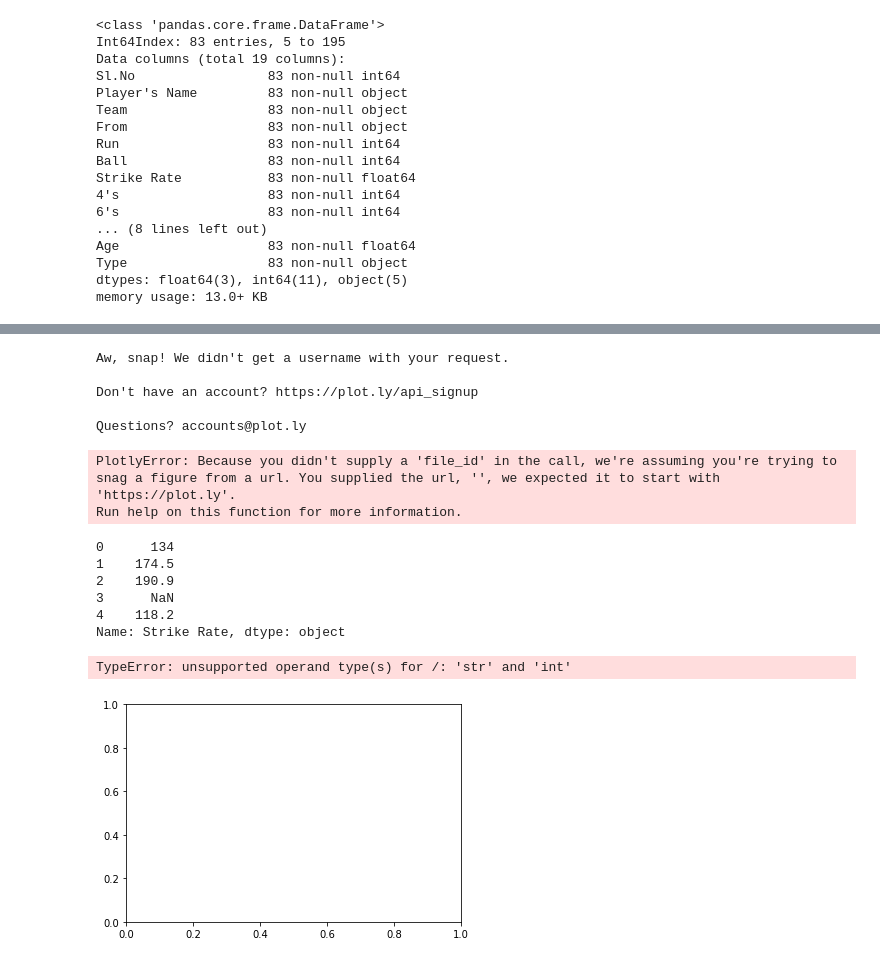
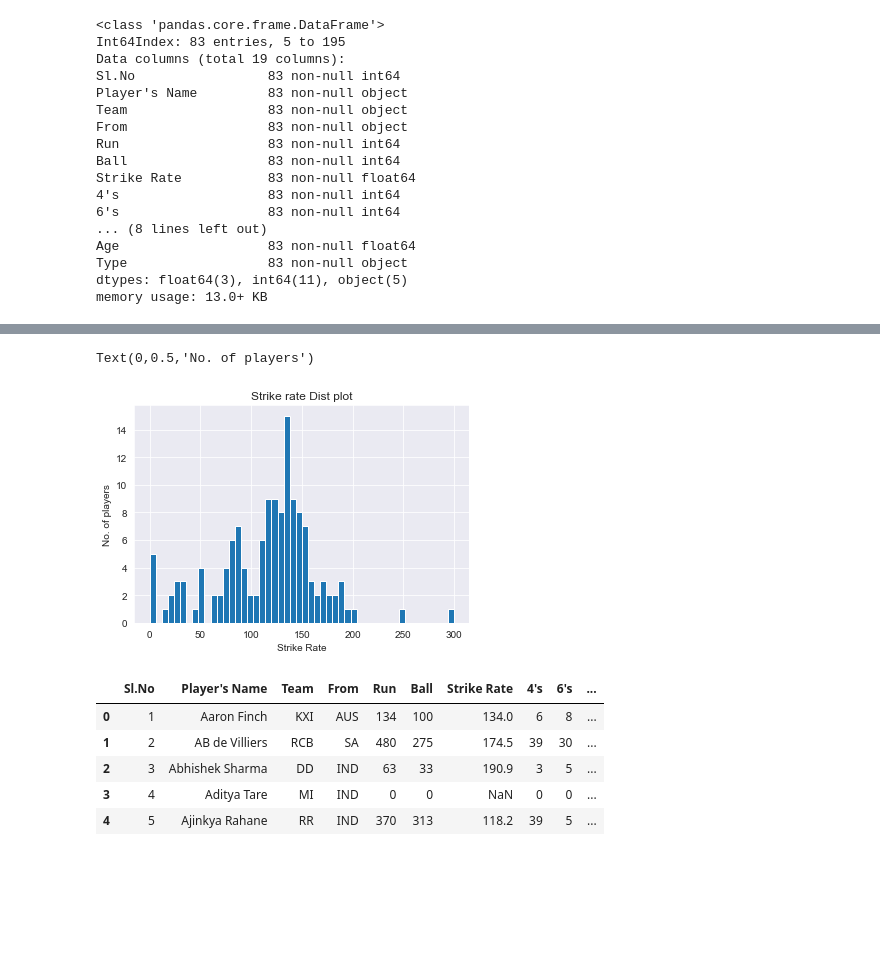
Before and after one commit to imhardikj/Team-Predictions, a Jupyter notebook: Data Cleaning.ipynb, the cells around one changed output, grey strips where cells are left out. Cells and saved outputs as stored; diff of their text form; code cells hidden in the pictures; blank space fills up the shorter version.

```diff
--- a/Data Cleaning.ipynb
+++ b/Data Cleaning.ipynb
@@ -65,26 +66,18 @@ import cufflinks as cf
-# %%
-sns.set_style('dark')
-df1 = df['Strike Rate'].dropna()
-df1.iplot(kind = 'scatter')
-# %% [output]
-Aw, snap! We didn't get a username with your request.
-
-Don't have an account? https://plot.ly/api_signup
-
-Questions? accounts@plot.ly
-PlotlyError: Because you didn't supply a 'file_id' in the call, we're assuming you're trying to snag a figure from a url. You supplied the url, '', we expected it to start with 'https://plot.ly'.
-Run help on this function for more information.
+# %%
+sns.set_style('dark')
+df1 = df['Strike Rate'].dropna().hist(bins=50)
+plt.title('Strike rate Dist plot')
+plt.xlabel('Strike Rate')
+plt.ylabel('No. of players')
+# %% [output]
+Text(0,0.5,'No. of players')
+[figure, added]
 # %%
-df1.head()
+df.head()
 # %% [output]
-0      134
-1    174.5
-2    190.9
-3      NaN
-4    118.2
-Name: Strike Rate, dtype: object
+|  | Sl.No | Player's Name | Team | From | Run | Ball | Strike Rate | 4's | 6's | ... |
+| 0 | 1 | Aaron Finch | KXI | AUS | 134 | 100 | 134.0 | 6 | 8 | ... |
+| 1 | 2 | AB de Villiers | RCB | SA | 480 | 275 | 174.5 | 39 | 30 | ... |
+| 2 | 3 | Abhishek Sharma | DD | IND | 63 | 33 | 190.9 | 3 | 5 | ... |
+| 3 | 4 | Aditya Tare | MI | IND | 0 | 0 | NaN | 0 | 0 | ... |
+| 4 | 5 | Ajinkya Rahane | RR | IND | 370 | 313 | 118.2 | 39 | 5 | ... |
-# %%
-sns.distplot(df1.dropna(), kde=False)
-# %% [output]
-TypeError: unsupported operand type(s) for /: 'str' and 'int'
-[figure, removed]
```
Also changed, not shown: parts of 5 cells of this notebook, 6 other files.
